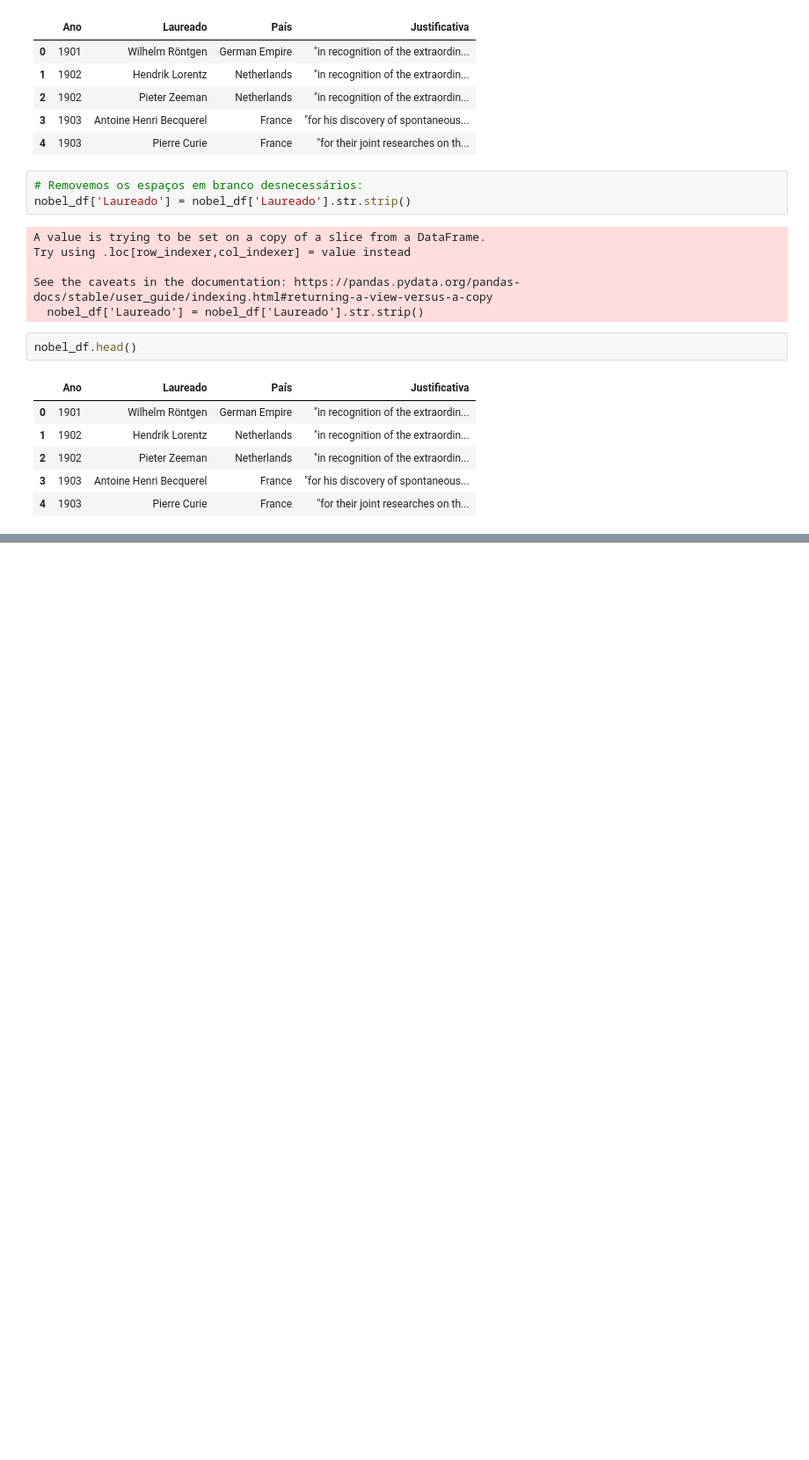
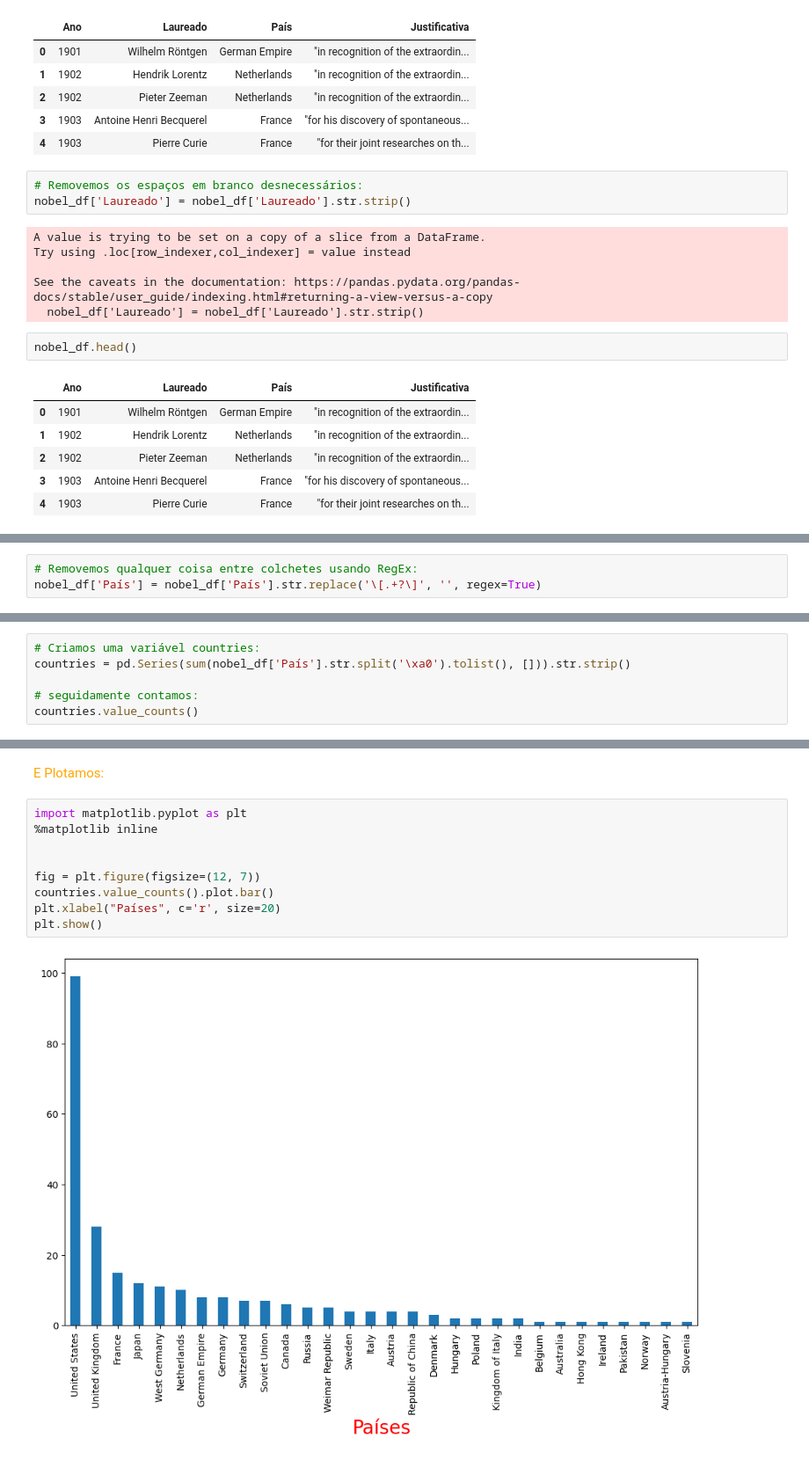
Before and after one commit to EddyGiusepe/Scraping_the_Web_for_NLP_applications, a Jupyter notebook: Raspando_a_Web_para_aplicativos_de_PNL/scraping_the_Web_for_NLP_applications.ipynb, the cells around one changed output, grey strips where cells are left out. Shown: that part at 88% size. Saved outputs shown, nothing was run; the diff lists cells and outputs as text; blank space fills up the shorter version.

```diff
--- a/Raspando_a_Web_para_aplicativos_de_PNL/scraping_the_Web_for_NLP_applications.ipynb
+++ b/Raspando_a_Web_para_aplicativos_de_PNL/scraping_the_Web_for_NLP_applications.ipynb
@@ -155,0 +207,3 @@ nobel_df.head()
+# %%
+# Removemos qualquer coisa entre colchetes usando RegEx:
+nobel_df['País'] = nobel_df['País'].str.replace('\[.+?\]', '', regex=True)
@@ -155,0 +302,6 @@ nobel_df.head()
+# %%
+# Criamos uma variável countries:
+countries = pd.Series(sum(nobel_df['País'].str.split('\xa0').tolist(), [])).str.strip()
+
+# seguidamente contamos:
+countries.value_counts()
@@ -155,0 +326,13 @@ nobel_df.head()
+# %% [markdown]
+<font color="orange">E Plotamos:</font>
+# %%
+import matplotlib.pyplot as plt
+%matplotlib inline
+
+
+fig = plt.figure(figsize=(12, 7))
+countries.value_counts().plot.bar()
+plt.xlabel("Países", c='r', size=20)
+plt.show()
+# %% [output]
+[figure, added]
```
Also changed, not shown: parts of 21 cells of this notebook.
